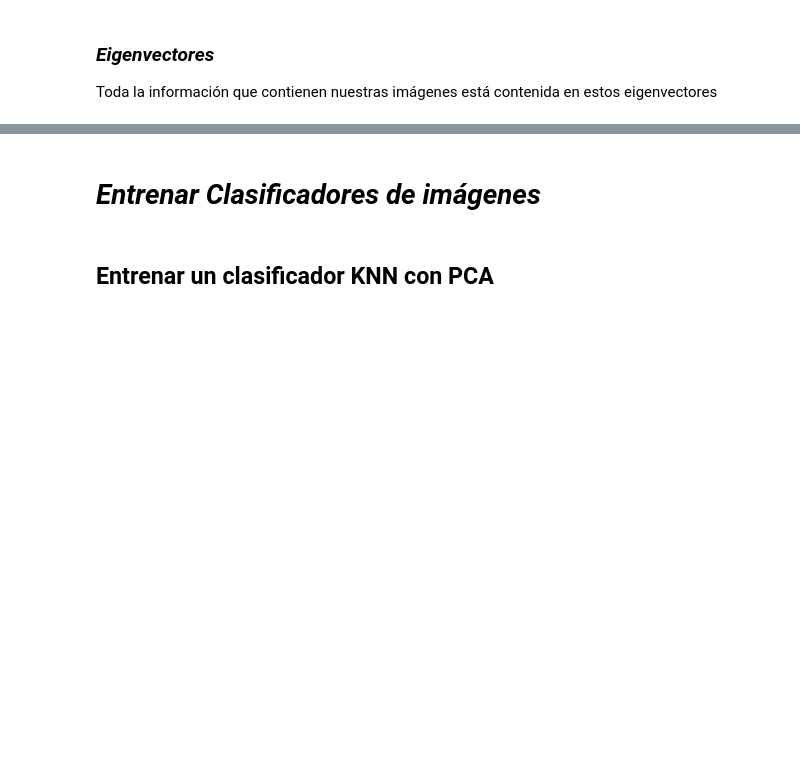
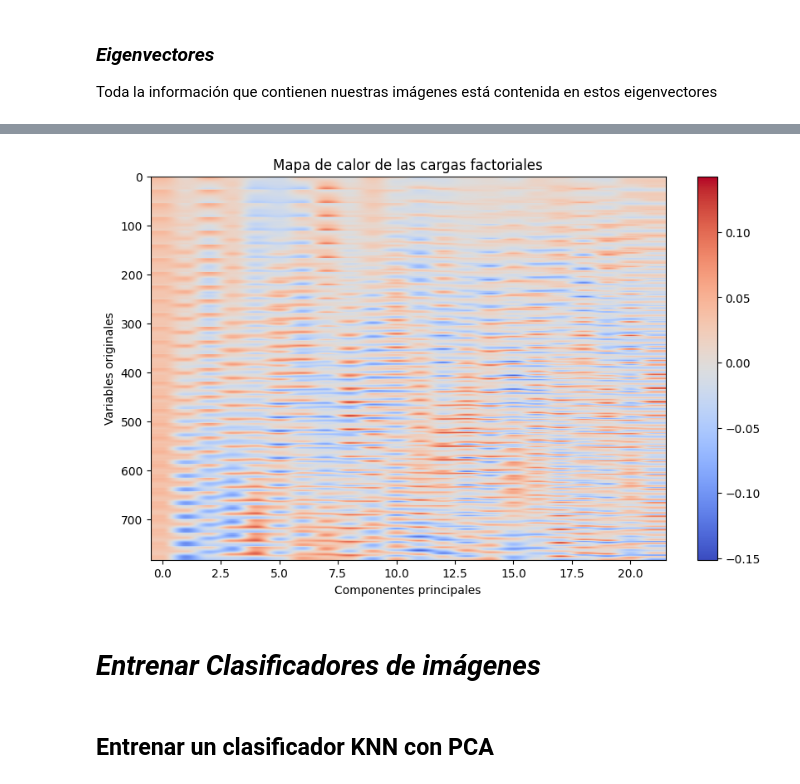
Before and after one commit to A01741304/Codigo-F009, a Jupyter notebook: images_pca.ipynb, the cells around one changed output, grey strips where cells are left out. Drawn from its saved outputs; the diff is of its cells as text; code cells hidden in the pictures; blank space fills up the shorter version.

```diff
--- a/images_pca.ipynb
+++ b/images_pca.ipynb
@@ -265,3 +261,14 @@ Dimensiones de E (matriz de eigenvectores seleccionados): (784, 22)
+# %%
+# Mapa de calor de cargas factoriales
+plt.figure(figsize=(10, 6))
+plt.imshow(E, cmap='coolwarm', aspect='auto')
+plt.colorbar()
+plt.title('Mapa de calor de las cargas factoriales')
+plt.xlabel('Componentes principales')
+plt.ylabel('Variables originales')
+plt.show()
+# %% [output]
+[figure, added]
 # %% [markdown]
 # ***Entrenar Clasificadores de imágenes***
 # %% [markdown]
```
Also changed, not shown: parts of 18 cells of this notebook.
